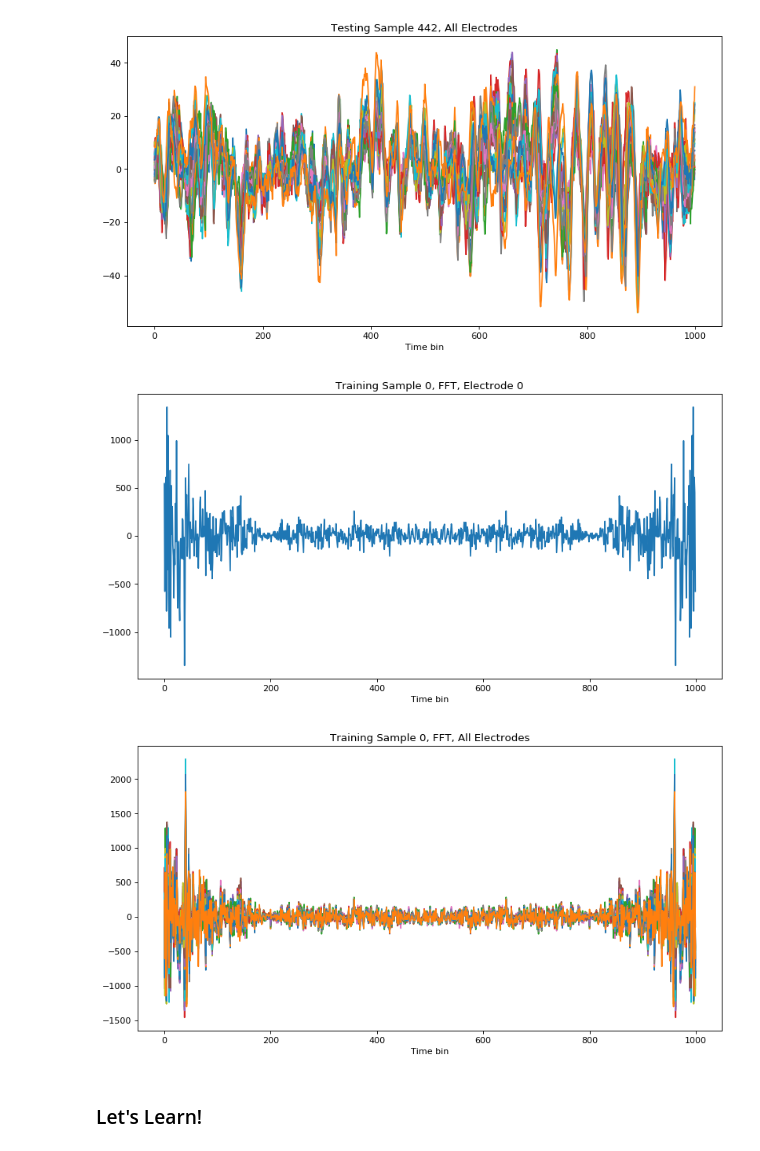
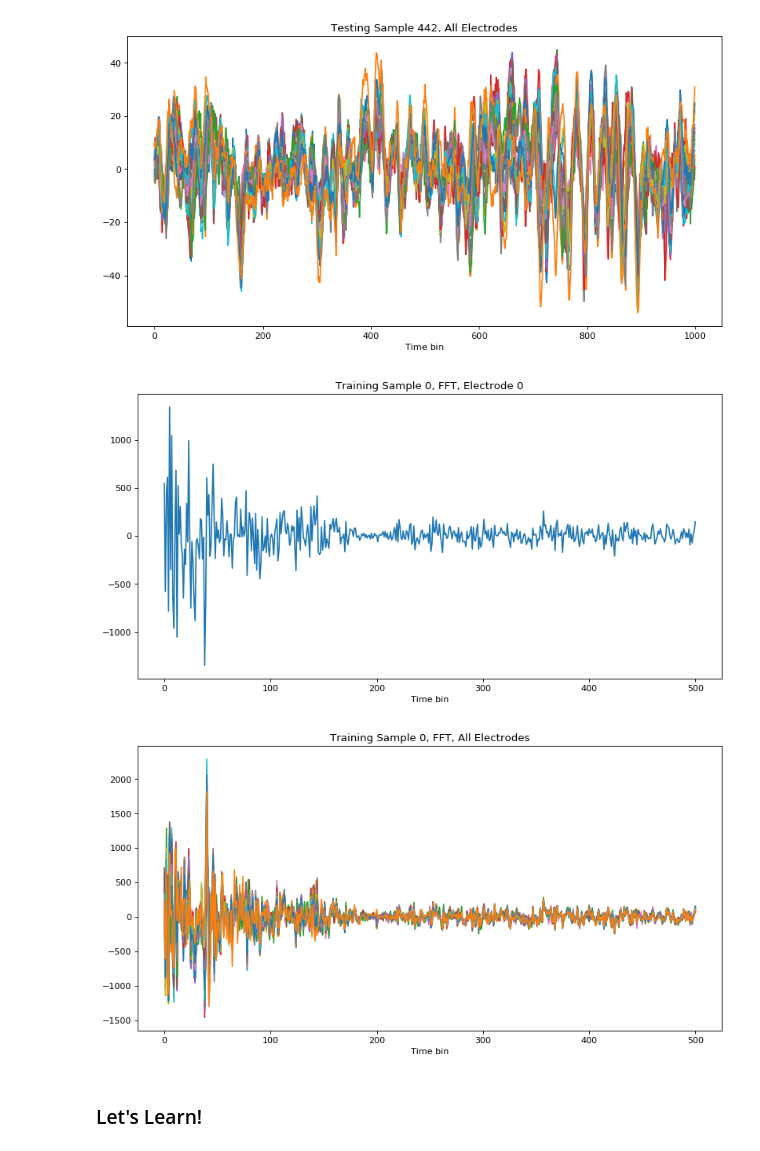
Before and after one commit to joshuaghannan/ECEC247DeepLearning, a Jupyter notebook: Dataset_Tests.ipynb, the cells around one changed output. Saved outputs shown, nothing was run; the diff lists cells and outputs as text; code cells hidden in the pictures.

```diff
--- a/Dataset_Tests.ipynb
+++ b/Dataset_Tests.ipynb
@@ -158,21 +158,21 @@ plt.show()
 [figure]
 # %%
 # Try the FFT
-X_train_fft = np.fft.fft(X_train_valid)
+X_train_fft = np.fft.rfft(X_train_valid)
 
 import warnings
 with warnings.catch_warnings():
   warnings.filterwarnings("ignore")
   fig, ax = plt.subplots(figsize=(12, 6), dpi=80)
 
   ax.plot(X_train_fft[0][0], label='Training Sample 0, FFT, Electrode {}'.format(0))
 
   ax.set_title('Training Sample 0, FFT, Electrode 0')
   plt.xlabel('Time bin')
   # plt.legend(loc='lower left')
   plt.show()
 # %% [output]
-[figure, old version]
+[figure, new version]
 # %%
 import warnings
 with warnings.catch_warnings():
@@ -190,7 +190,7 @@ with warnings.catch_warnings():
   # plt.legend(loc='lower left')
   plt.show()
 # %% [output]
-[figure, old version]
+[figure, new version]
 # %% [markdown]
 ### Let's Learn!
 # %%
```
Also changed, not shown: parts of 16 cells of this notebook.
